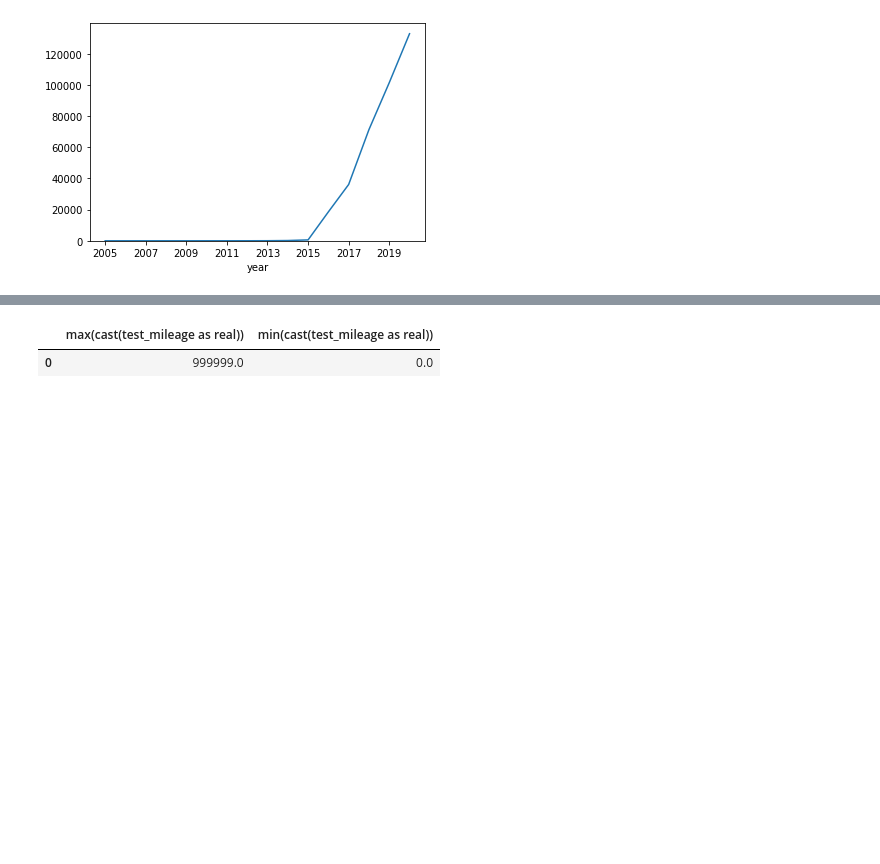
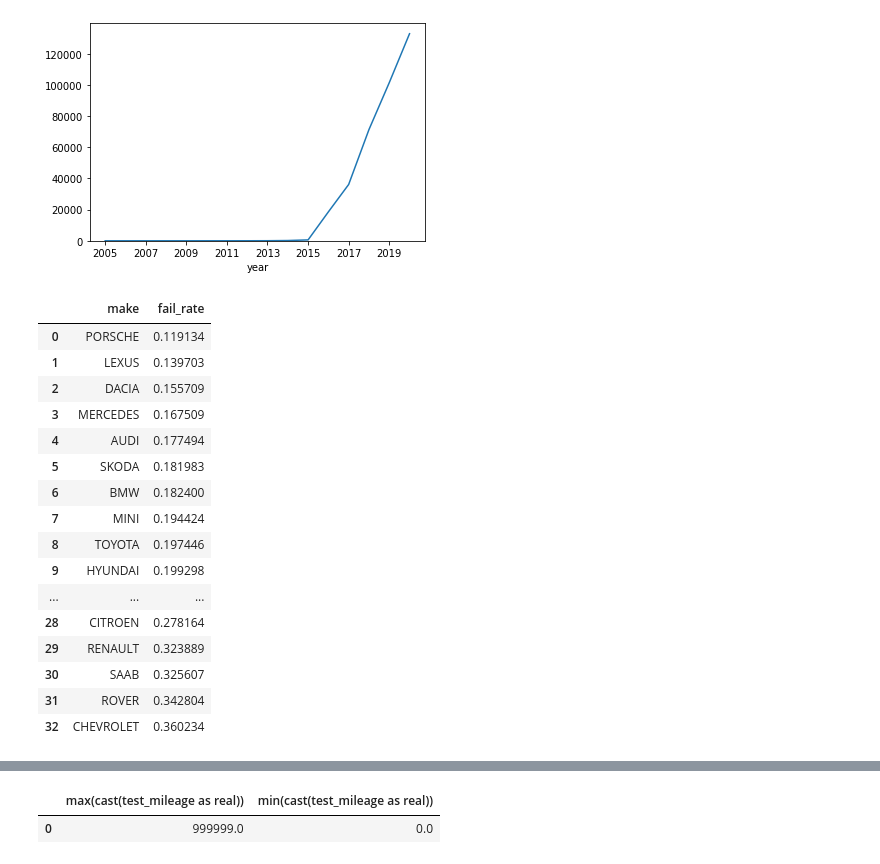
Before and after one commit to michalc/dft-mot-analysis, a Jupyter notebook: explore.ipynb, the cells around one changed output, grey strips where cells are left out. Cells and saved outputs as stored; diff of their text form; code cells hidden in the pictures; blank space fills up the shorter version.

```diff
--- a/explore.ipynb
+++ b/explore.ipynb
@@ -363,3 +377,73 @@ ax.set_ylim(ymin=0)
 plt.show()
 # %% [output]
 [figure]
+# %%
+makes = ['ALFA ROMEO',
+ 'AUDI',
+ 'BMW',
+ 'CHEVROLET',
+ 'CITROEN',
+ 'DACIA',
+ 'FIAT',
+ 'FORD',
+ 'HONDA',
+ 'HYUNDAI',
+ 'JAGUAR',
+ 'KIA',
+ 'LAND ROVER',
+ 'LEXUS',
+ 'MAZDA',
+ 'MERCEDES',
+ 'MERCEDES-BENZ',
+ 'MG',
+ 'MINI',
+ 'MITSUBISHI',
+ 'NISSAN',
+ 'PEUGEOT',
+ 'PORSCHE',
+ 'RENAULT',
+ 'ROVER',
+ 'SAAB',
+ 'SEAT',
+ 'SKODA',
+ 'SUZUKI',
+ 'TOYOTA',
+ 'VAUXHALL',
+ 'VOLKSWAGEN',
+ 'VOLVO']
+make_str = ','.join(['?'] * len(makes))
+df = pd.read_sql_query(f"""
+    SELECT
+        CASE make
+           WHEN 'MERCEDES-BENZ'
+               THEN 'MERCEDES'
+           ELSE make
+        END AS make,
+        CAST(count(*) FILTER (WHERE test_result = 'F') AS REAL) / CAST(count(*) AS REAL) AS fail_rate
+    FROM
+        tests
+    WHERE
+        test_class_id=4 AND test_type = 'NT' AND test_date LIKE '2020-%'
+        AND make IN ({make_str})
+    GROUP BY make
+    ORDER BY fail_rate
+""", con, params=makes)
+df
+# %% [output]
+|  | make | fail_rate |
+| 0 | PORSCHE | 0.119134 |
+| 1 | LEXUS | 0.139703 |
+| 2 | DACIA | 0.155709 |
+| 3 | MERCEDES | 0.167509 |
+| 4 | AUDI | 0.177494 |
+| 5 | SKODA | 0.181983 |
+| 6 | BMW | 0.182400 |
+| 7 | MINI | 0.194424 |
+| 8 | TOYOTA | 0.197446 |
+| 9 | HYUNDAI | 0.199298 |
+| ... | ... | ... |
+| 28 | CITROEN | 0.278164 |
+| 29 | RENAULT | 0.323889 |
+| 30 | SAAB | 0.325607 |
+| 31 | ROVER | 0.342804 |
+| 32 | CHEVROLET | 0.360234 |
```
Also changed, not shown: parts of 4 cells of this notebook.
